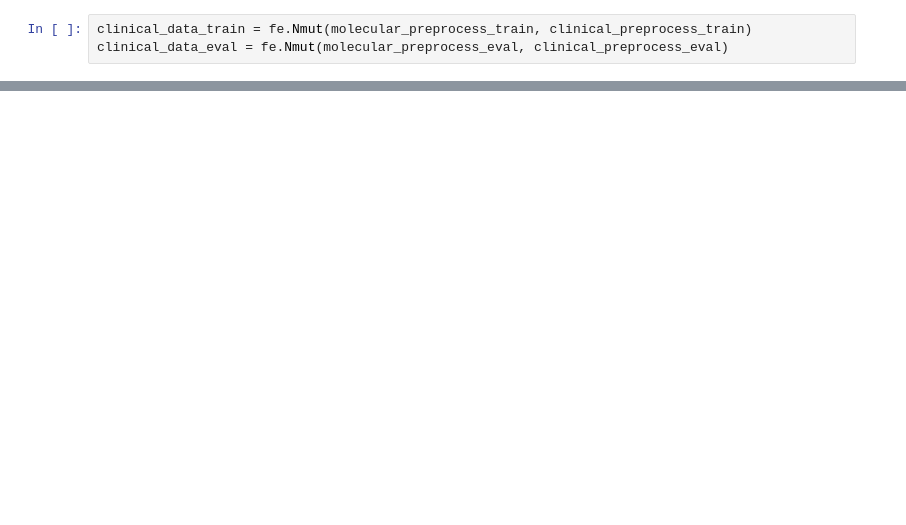
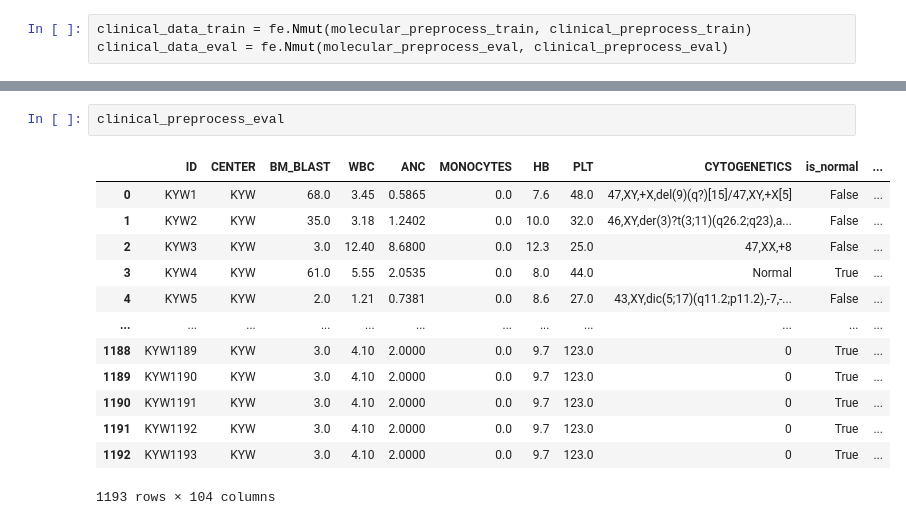
Before and after one commit to NzoCs/ens_data_challenge, a Jupyter notebook: notebooks/benchmark_feat_eng.ipynb, the cells around one changed output, grey strips where cells are left out. Cells and saved outputs as stored; diff of their text form; blank space fills up the shorter version.

```diff
--- a/notebooks/benchmark_feat_eng.ipynb
+++ b/notebooks/benchmark_feat_eng.ipynb
@@ -361,0 +352,16 @@ ValueError: Cannot set a DataFrame with multiple columns to the single column we
+# %%
+clinical_preprocess_eval
+# %% [output]
+|  | ID | CENTER | BM_BLAST | WBC | ANC | MONOCYTES | HB | PLT | CYTOGENETICS | is_normal | ... |
+| 0 | KYW1 | KYW | 68.0 | 3.45 | 0.5865 | 0.0 | 7.6 | 48.0 | 47,XY,+X,del(9)(q?)[15]/47,XY,+X[5] | False | ... |
+| 1 | KYW2 | KYW | 35.0 | 3.18 | 1.2402 | 0.0 | 10.0 | 32.0 | 46,XY,der(3)?t(3;11)(q26.2;q23),a... | False | ... |
+| 2 | KYW3 | KYW | 3.0 | 12.40 | 8.6800 | 0.0 | 12.3 | 25.0 | 47,XX,+8 | False | ... |
+| 3 | KYW4 | KYW | 61.0 | 5.55 | 2.0535 | 0.0 | 8.0 | 44.0 | Normal | True | ... |
+| 4 | KYW5 | KYW | 2.0 | 1.21 | 0.7381 | 0.0 | 8.6 | 27.0 | 43,XY,dic(5;17)(q11.2;p11.2),-7,-... | False | ... |
+| ... | ... | ... | ... | ... | ... | ... | ... | ... | ... | ... | ... |
+| 1188 | KYW1189 | KYW | 3.0 | 4.10 | 2.0000 | 0.0 | 9.7 | 123.0 | 0 | True | ... |
+| 1189 | KYW1190 | KYW | 3.0 | 4.10 | 2.0000 | 0.0 | 9.7 | 123.0 | 0 | True | ... |
+| 1190 | KYW1191 | KYW | 3.0 | 4.10 | 2.0000 | 0.0 | 9.7 | 123.0 | 0 | True | ... |
+| 1191 | KYW1192 | KYW | 3.0 | 4.10 | 2.0000 | 0.0 | 9.7 | 123.0 | 0 | True | ... |
+| 1192 | KYW1193 | KYW | 3.0 | 4.10 | 2.0000 | 0.0 | 9.7 | 123.0 | 0 | True | ... |
+1193 rows × 104 columns
```
Also changed, not shown: parts of 42 cells of this notebook, 19 other files.
